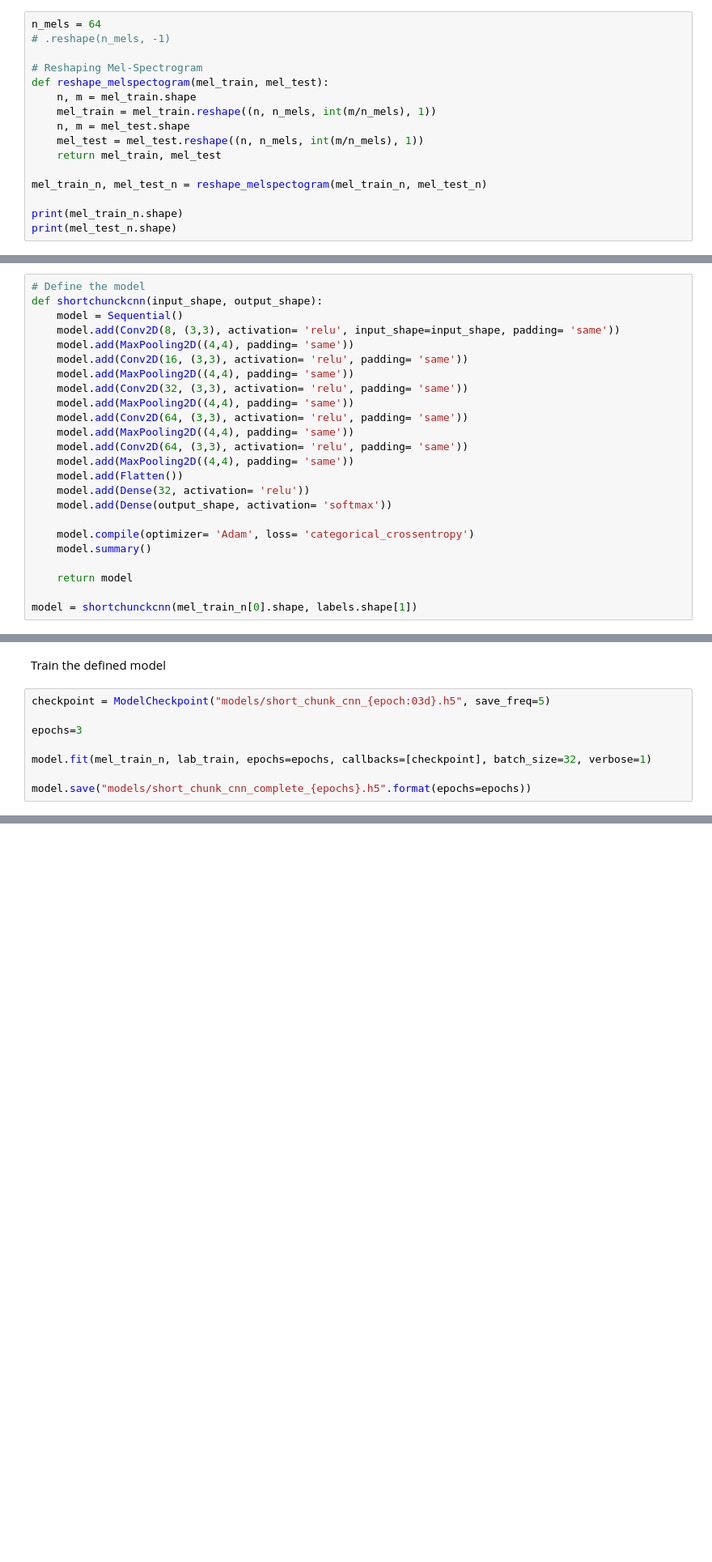
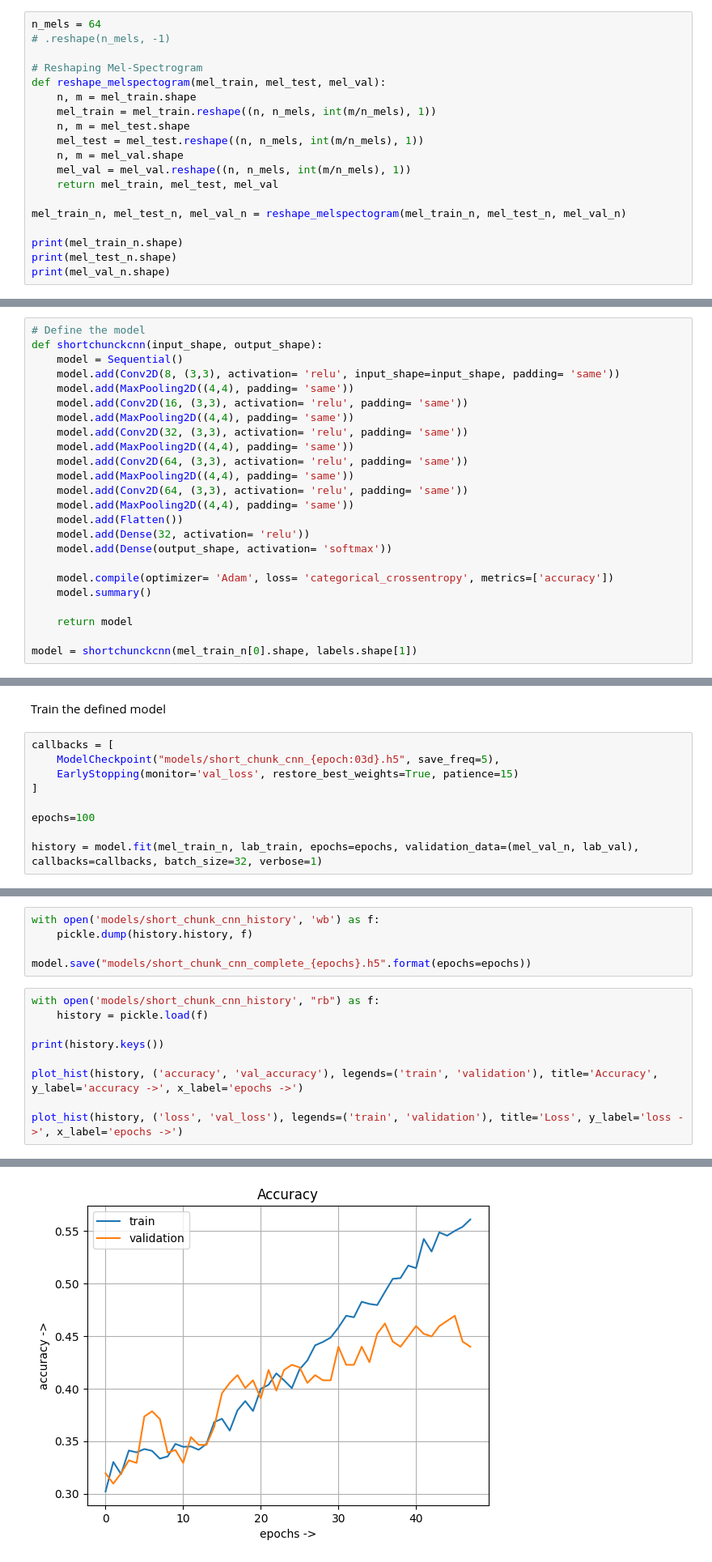
Before and after one commit to michaelstuffer98/ai_industry_project, a Jupyter notebook: short_chunk_cnn.ipynb, the cells around one changed output, grey strips where cells are left out. Shown: that part at 81% size. Drawn from its saved outputs; the diff is of its cells as text; blank space fills up the shorter version.

Commit message:
Add callbacks and evaluation part

```diff
--- a/short_chunk_cnn.ipynb
+++ b/short_chunk_cnn.ipynb
@@ -71,15 +93,18 @@ n_mels = 64
 # .reshape(n_mels, -1)
 
 # Reshaping Mel-Spectrogram
-def reshape_melspectogram(mel_train, mel_test):
+def reshape_melspectogram(mel_train, mel_test, mel_val):
     n, m = mel_train.shape
     mel_train = mel_train.reshape((n, n_mels, int(m/n_mels), 1))
     n, m = mel_test.shape
     mel_test = mel_test.reshape((n, n_mels, int(m/n_mels), 1))
-    return mel_train, mel_test
+    n, m = mel_val.shape
+    mel_val = mel_val.reshape((n, n_mels, int(m/n_mels), 1))
+    return mel_train, mel_test, mel_val
 
-mel_train_n, mel_test_n = reshape_melspectogram(mel_train_n, mel_test_n)
+mel_train_n, mel_test_n, mel_val_n = reshape_melspectogram(mel_train_n, mel_test_n, mel_val_n)
 
 print(mel_train_n.shape)
 print(mel_test_n.shape)
+print(mel_val_n.shape)
 # %% [output]
@@ -105,7 +131,7 @@ def shortchunckcnn(input_shape, output_shape):
     model.add(Dense(32, activation= 'relu'))
     model.add(Dense(output_shape, activation= 'softmax'))
 
-    model.compile(optimizer= 'Adam', loss= 'categorical_crossentropy')
+    model.compile(optimizer= 'Adam', loss= 'categorical_crossentropy', metrics=['accuracy'])
     model.summary()
 
     return model
@@ -135,11 +165,12 @@ _________________________________________________________________
 # %% [markdown]
 Train the defined model
 # %%
-checkpoint = ModelCheckpoint("models/short_chunk_cnn_{epoch:03d}.h5", save_freq=5)
+callbacks = [
+    ModelCheckpoint("models/short_chunk_cnn_{epoch:03d}.h5", save_freq=5),
+    EarlyStopping(monitor='val_loss', restore_best_weights=True, patience=15)
+]
 
-epochs=3
+epochs=100
 
-model.fit(mel_train_n, lab_train, epochs=epochs, callbacks=[checkpoint], batch_size=32, verbose=1)
-
-model.save("models/short_chunk_cnn_complete_{epochs}.h5".format(epochs=epochs))
+history = model.fit(mel_train_n, lab_train, epochs=epochs, validation_data=(mel_val_n, lab_val), callbacks=callbacks, batch_size=32, verbose=1)
 # %% [output]
@@ -199,0 +196,15 @@ Detected at node 'sequential/conv2d/Relu' defined at (most recent call last):
+# %%
+with open('models/short_chunk_cnn_history', 'wb') as f:
+    pickle.dump(history.history, f)
+
+model.save("models/short_chunk_cnn_complete_{epochs}.h5".format(epochs=epochs))
+# %%
+with open('models/short_chunk_cnn_history', "rb") as f:
+    history = pickle.load(f)
+
+print(history.keys())
+
+plot_hist(history, ('accuracy', 'val_accuracy'), legends=('train', 'validation'), title='Accuracy', y_label='accuracy ->', x_label='epochs ->')
+
+plot_hist(history, ('loss', 'val_loss'), legends=('train', 'validation'), title='Loss', y_label='loss ->', x_label='epochs ->')
+# %% [output]
@@ -199,0 +212 @@ Detected at node 'sequential/conv2d/Relu' defined at (most recent call last):
+[figure, added]
```
Also changed, not shown: parts of 14 cells of this notebook.
